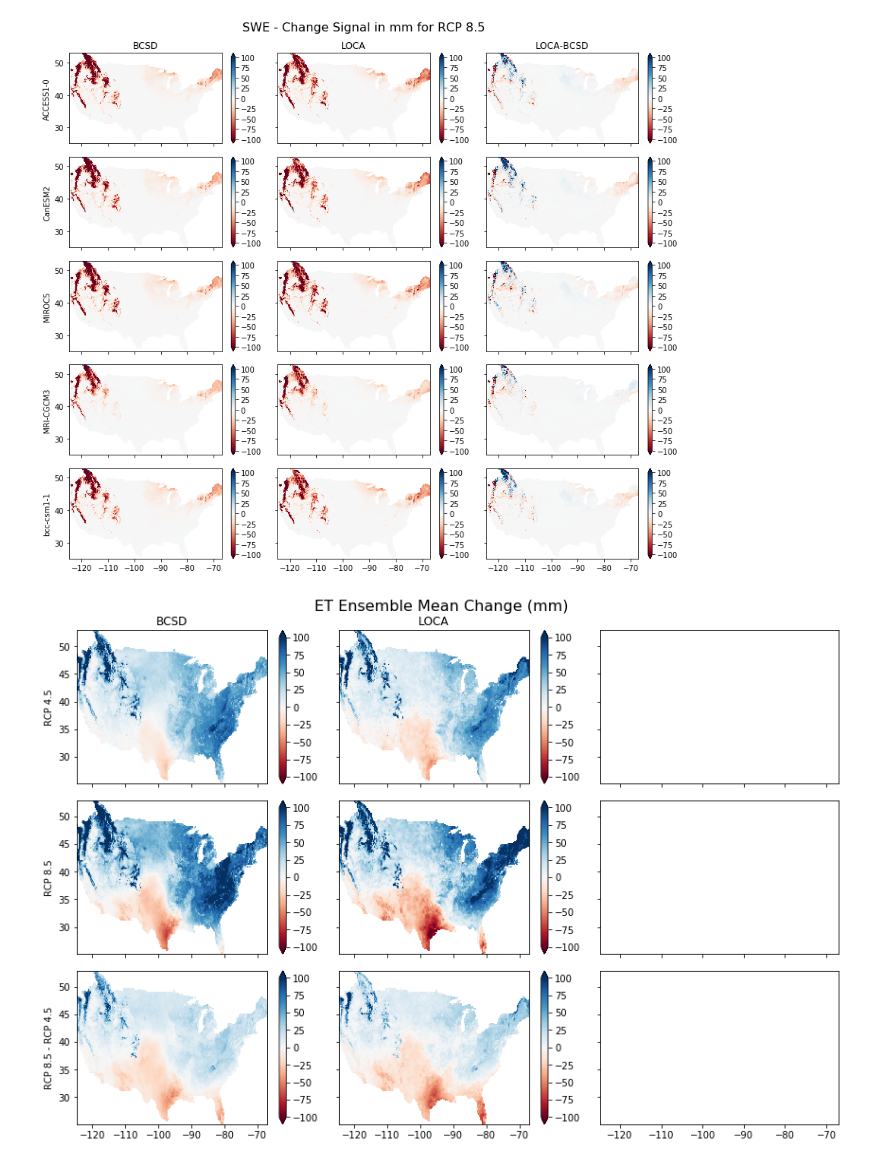
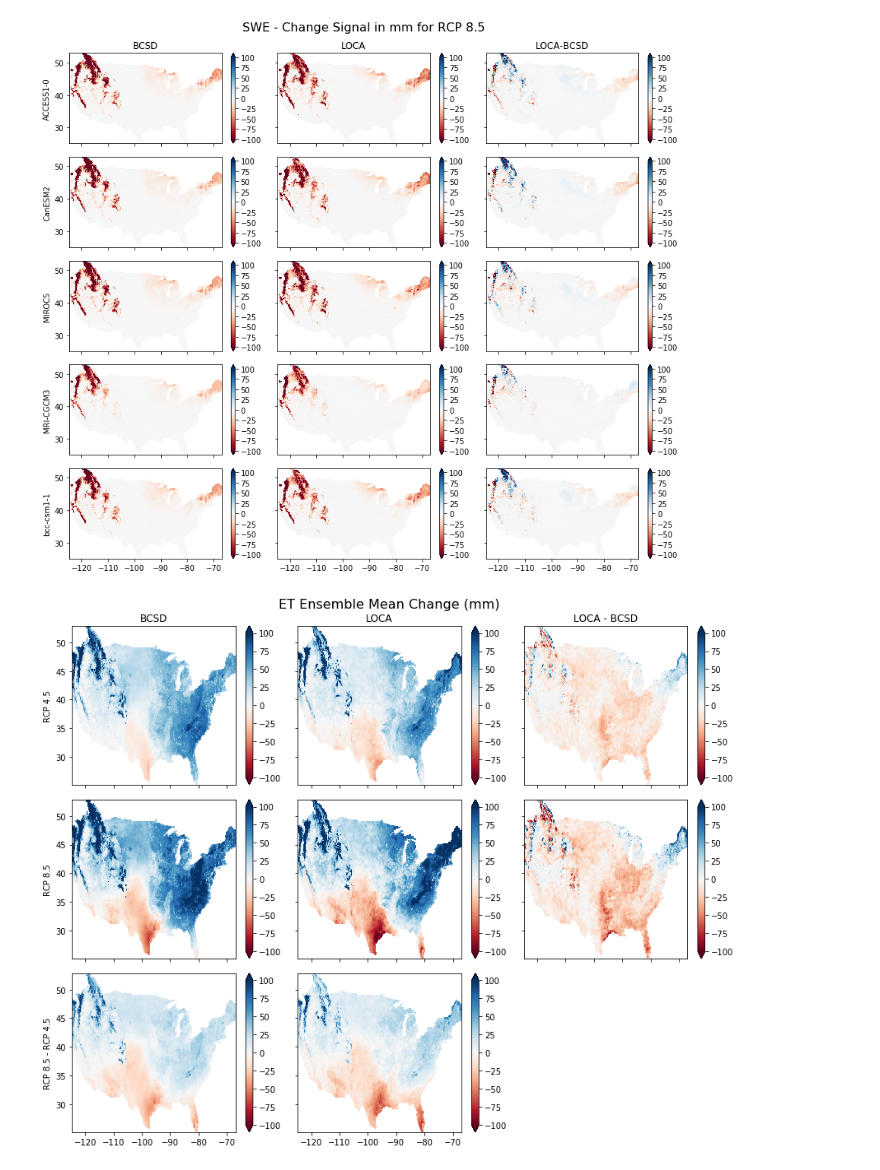
Before and after one commit to nmizukami/LOCA_Downscaling_Analysis, a Jupyter notebook: notebooks/analysis_mon_fut_hydro_Fig11_12_13.ipynb, the cells around one changed output. Drawn from its saved outputs; the diff is of its cells as text; code cells hidden in the pictures.

Commit message:
updates to clean up figures considerably

```diff
--- a/notebooks/analysis_mon_fut_hydro_Fig11_12_13.ipynb
+++ b/notebooks/analysis_mon_fut_hydro_Fig11_12_13.ipynb
@@ -188,67 +186,71 @@ for pct in [False]:
 # %% [output]
 [figure]
 # %%
-# USE PLOTS M-N
+# # COMBINED FIG
 
-cache = {}
+# cache = {}
 
-# for testing.  if make all 4.5, diff is zero
-subcols = [('Historical', hist_means), ('RCP 4.5', rpc4_means), ('RCP 8.5', rpc8_means)]
-hydro_vars = ['ET', 'total_runoff', 'SWE']
-# hydro_vars = ['total_runoff']
+# # for testing.  if make all 4.5, diff is zero
+# subcols = [('Historical', hist_means), ('RCP 4.5', rpc4_means), ('RCP 8.5', rpc8_means)]
+# hydro_vars = ['ET']
 
-diff_kws = {True: {'ET': {'vmin': -25, 'vmax': 25, 'cmap': 'RdBu', 'extend': 'both'},
-                   'total_runoff': {'vmin': -50, 'vmax': 50, 'cmap': 'RdBu', 'extend': 'both'},
-                   'SWE': {'vmin': -100, 'vmax': 100, 'cmap': 'RdBu', 'extend': 'both'}},
-            False: {'ET': {'vmin': -100, 'vmax': 100, 'cmap': 'RdBu', 'extend': 'both'},
-                   'total_runoff': {'vmin': -100, 'vmax': 100, 'cmap': 'RdBu', 'extend': 'both'},
-                   'SWE': {'vmin': -100, 'vmax': 100, 'cmap': 'RdBu', 'extend': 'both'}}}
+# nrows = 1 + 2
 
-diff2_kws = {True: {'ET': {'vmin': -25, 'vmax': 25, 'cmap': 'RdBu', 'extend': 'both'},
-                    'total_runoff': {'vmin': -25, 'vmax': 25, 'cmap': 'RdBu', 'extend': 'both'},
-                    'SWE': {'vmin': -50, 'vmax': 50, 'cmap': 'RdBu', 'extend': 'both'}},
-             False: {'ET': {'vmin': -100, 'vmax': 100, 'cmap': 'RdBu', 'extend': 'both'},
-                     'total_runoff': {'vmin': -100, 'vmax': 100, 'cmap': 'RdBu', 'extend': 'both'},
-                     'SWE': {'vmin': -100, 'vmax': 100, 'cmap': 'RdBu', 'extend': 'both'}}}
+# diff_kws = {True: {'ET': {'vmin': -25, 'vmax': 25, 'cmap': 'RdBu', 'extend': 'both'},
+#                    'total_runoff': {'vmin': -50, 'vmax': 50, 'cmap': 'RdBu', 'extend': 'both'},
+#                    'SWE': {'vmin': -100, 'vmax': 100, 'cmap': 'RdBu', 'extend': 'both'}},
+#             False: {'ET': {'vmin': -100, 'vmax': 100, 'cmap': 'RdBu', 'extend': 'both'},
+#                    'total_runoff': {'vmin': -100, 'vmax': 100, 'cmap': 'RdBu', 'extend': 'both'},
+#                    'SWE': {'vmin': -100, 'vmax': 100, 'cmap': 'RdBu', 'extend': 'both'}}}
 
-for pct in [False]:
+# diff2_kws = {True: {'ET': {'vmin': -25, 'vmax': 25, 'cmap': 'RdBu', 'extend': 'both'},
+#                     'total_runoff': {'vmin': -25, 'vmax': 25, 'cmap': 'RdBu', 'extend': 'both'},
+#                     'SWE': {'vmin': -50, 'vmax': 50, 'cmap': 'RdBu', 'extend': 'both'}},
+#              False: {'ET': {'vmin': -100, 'vmax': 100, 'cmap': 'RdBu', 'extend': 'both'},
+#                      'total_runoff': {'vmin': -100, 'vmax': 100, 'cmap': 'RdBu', 'extend': 'both'},
+#                      'SWE': {'vmin': -100, 'vmax': 100, 'cmap': 'RdBu', 'extend': 'both'}}}
+# for pct in [False]:
 
-    for var in hydro_vars:
-        if var not in diff_kws[pct]:
-            continue
-        fig, axes = plt.subplots(ncols=3, nrows=3, sharex=True, sharey=True, figsize=(12, 8))
+#     for var in hydro_vars:
+#         if var not in diff_kws[pct]:
+#             continue
+#         fig, axes = plt.subplots(ncols=3, nrows=3, sharex=True, sharey=True, figsize=(12, 3.1*nrows))
 
-        for col, dset in enumerate(['bcsd', 'loca']):
+#         for row, (title, dsets) in enumerate(subcols[1:]):
 
-            for row, (title, dsets) in enumerate(subcols[1:]):
-                ax = axes[row, col]
-                ens_change = calc_change(hist_means[dset][var].mean('gcm'), dsets[dset][var].mean('gcm'), pct=pct)
+#             for col, dset in enumerate(['bcsd', 'loca']):
+#                 ax = axes[row, col]
+#                 ens_change = calc_change(hist_means[dset][var].mean('gcm'), dsets[dset][var].mean('gcm'), pct=pct)
 
-                cache[(row, col)] = ens_change.persist()
-                cache[(row, col)].plot.pcolormesh(ax=ax, add_labels=False, **diff_kws[pct][var])
+#                 cache[(row, col)] = ens_change.persist()
+#                 cache[(row, col)].plot.pcolormesh(ax=ax, add_labels=False, **diff_kws[pct][var])
 
-                if row == 0:
-                    ax.set_title(dset.upper())
-                if col == 0:
-                    ax.set_ylabel(title)
+#                 if row == 0:
+#                     ax.set_title(dset.upper())
+#                 if col == 0:
+#                     ax.set_ylabel(title)
 
-            diff = cache[(row, col)] - cache[(row - 1, col)]
-            diff.plot.pcolormesh(ax=axes[row + 1, col], add_labels=False, **diff2_kws[pct][var])
+#             diff = cache[(row, col)] - cache[(row, col - 1)]
+#             diff.plot.pcolormesh(ax=axes[row, col + 1], add_labels=False, **diff2_kws[pct][var])
+#             axes[0, -1].set_title('LOCA - BCSD')
 
-#             diff2 = cache[(row, col)] - cache[(row, col - 1)]
-#             diff2.plot.pcolormesh(ax=axes[row, col + 1], add_labels=False, **diff2_kws[pct][var])
+#         for col in [0, 1]:
+#             diff2 = cache[(row, col)] - cache[(row - 1, col)]
+#             diff2.plot.pcolormesh(ax=axes[row + 1, col], add_labels=False, **diff2_kws[pct][var])  # only plots second row.  how loop it in?
 
-        axes[-1, 0].set_ylabel('RCP 8.5 - RCP 4.5')
+#         axes[-1, 0].set_ylabel('RCP 8.5 - RCP 4.5')
+
+#         fig.delaxes(axes[-1, -1])
 
 
-        if pct:
-            unit_str = '%'
-        else:
-            unit_str = 'mm'
-        title = var.upper() + " Ensemble Mean Change (%s) " % unit_str
-        unit_str = unit_str.replace('%', 'pct')
-        fig.suptitle(title, fontsize=16, y=1.01)
-        fig.tight_layout()
-        fig.savefig(f'/glade/u/home/jvano/workdir/loca_figs/diff4b_{var}_{unit_str}_mon_fut_hydro.png', dpi=300, bbox_inches='tight')
+#         if pct:
+#             unit_str = '%'
+#         else:
+#             unit_str = 'mm'
+#         title = var.upper() + " Ensemble Mean Change (%s) " % unit_str
+#         unit_str = unit_str.replace('%', 'pct')
+#         fig.suptitle(title, fontsize=16, y=1.01)
+#         fig.tight_layout()
+#         fig.savefig(f'/glade/u/home/jvano/workdir/loca_figs/change_signals_{var}_{unit_str}_mon_fut_hydro.png', dpi=300, bbox_inches='tight')
 # %% [output]
-[figure, old version]
+[figure, new version]
```
Also changed, not shown: parts of 6 cells of this notebook, 12 other files.
